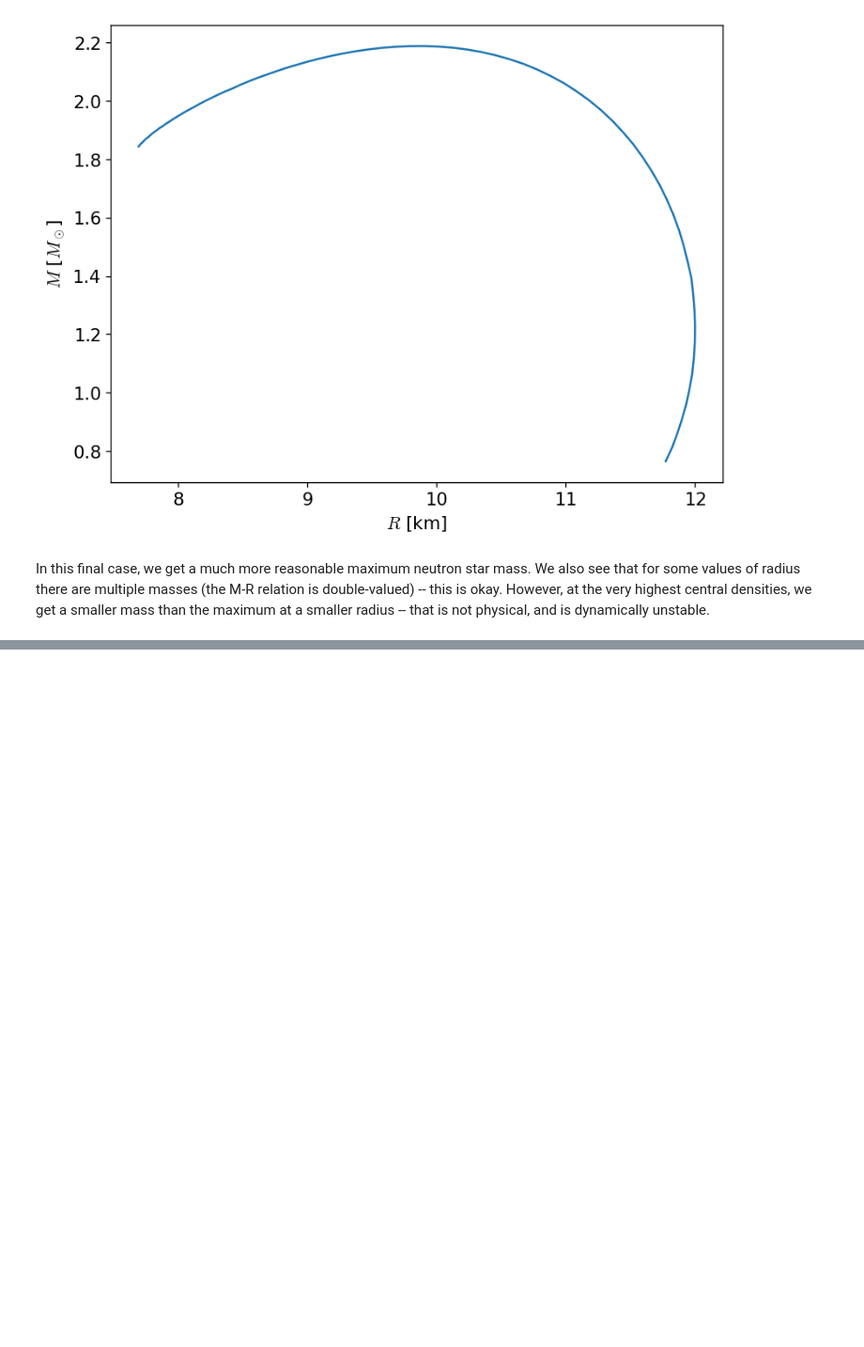
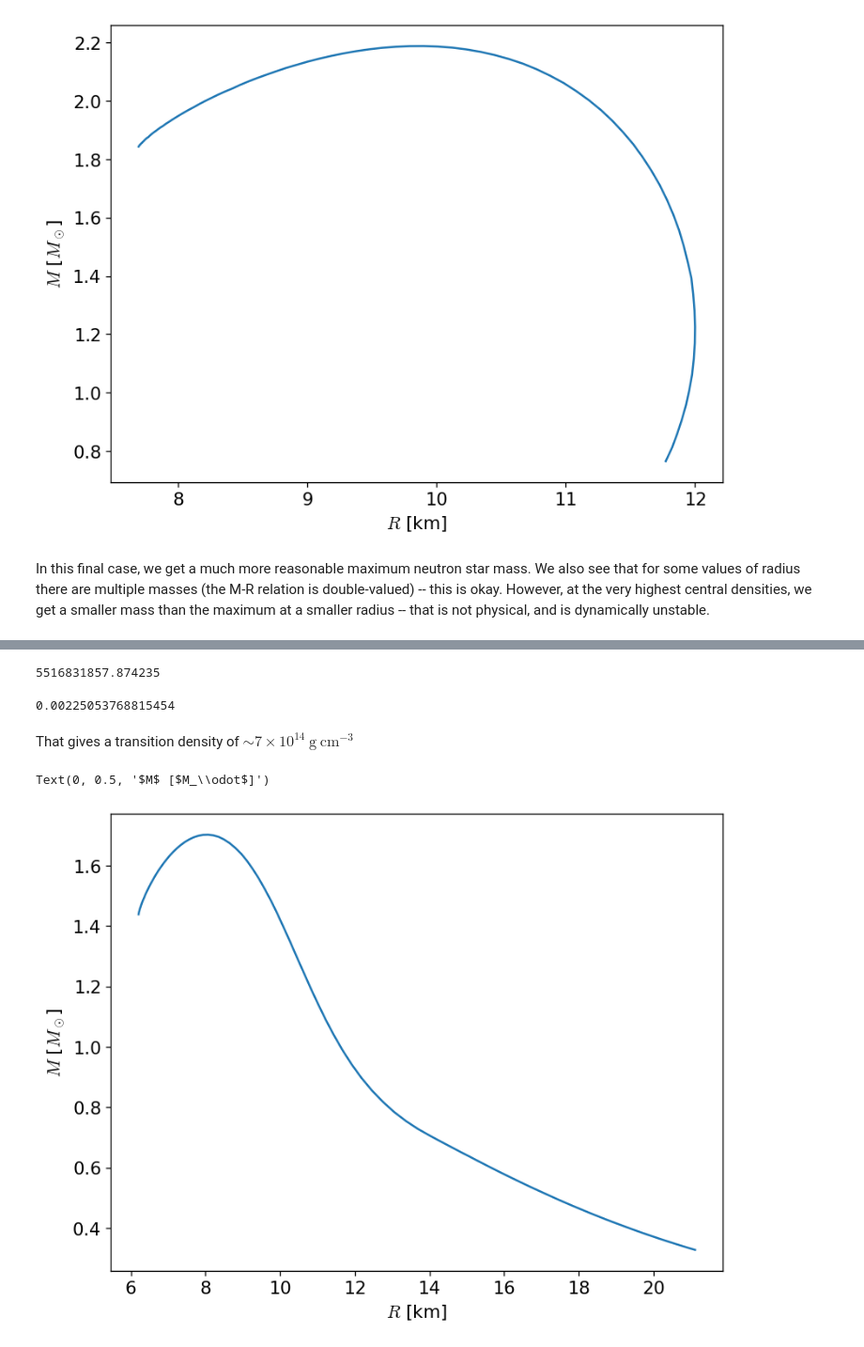
Before and after one commit to zingale/stars, a Jupyter notebook: notebooks/_sources/TOV/tov.ipynb, the cells around one changed output, grey strips where cells are left out. Shown at 94% size. Drawn from its saved outputs; the diff is of its cells as text; code cells hidden in the pictures; blank space fills up the shorter version.

```diff
--- a/notebooks/_sources/TOV/tov.ipynb
+++ b/notebooks/_sources/TOV/tov.ipynb
@@ -344,0 +375,51 @@ However, at the very highest central densities, we get a smaller mass than the m
+# %%
+K0 = h**2/20 * (3/np.pi)**(2/3) / m_u**(8/3)
+K0
+# %% [output]
+5516831857.874235
+# %%
+K1 = K0 * rho_tr**(gamma_0 - gamma_1)
+K1
+# %% [output]
+0.00225053768815454
+# %% [markdown]
+That gives a transition density of $\sim 7\times 10^{14}~\mathrm{g~cm^{-3}}$
+# %%
+def pres_blend(rho):
+    if rho < rho_tr:
+        return K0 * rho**gamma_0
+    return K1 * rho**gamma_1
+
+def rho_blend(pres):
+    P_tr = K0 * rho_tr**gamma_0
+
+    if pres < P_tr:
+        return (pres / K0)**(1/gamma_0)
+    return (pres / K1)**(1/gamma_1)
+# %%
+ns4 = Integrator(rhs_tov, rhs_args=[rho_blend],
+                 stop_cond=[("LT", 0.0), ("LT", 0.0)])
+
+R_max = 5.e6
+N = 1000
+
+# my vector is [m, p]
+mass = []
+radius = []
+for rhoc in np.logspace(np.log10(1.e14), np.log10(5.e16), 100):
+
+    Pc = pres_blend(rhoc)
+
+    sol = ns4.integrate([0.0, Pc], R_max/N, R_max)
+
+    mass.append(sol["y0"][-1]/2.e33)
+    radius.append(sol["x"][-1]/1.e5)
+# %%
+fig, ax = plt.subplots()
+
+ax.plot(radius, mass)
+ax.set_xlabel("$R$ [km]")
+ax.set_ylabel("$M$ [$M_\odot$]")
+# %% [output]
+Text(0, 0.5, '$M$ [$M_\\odot$]')
+[figure, added]
```
Also changed, not shown: parts of 3 cells of this notebook, 36 other files.
